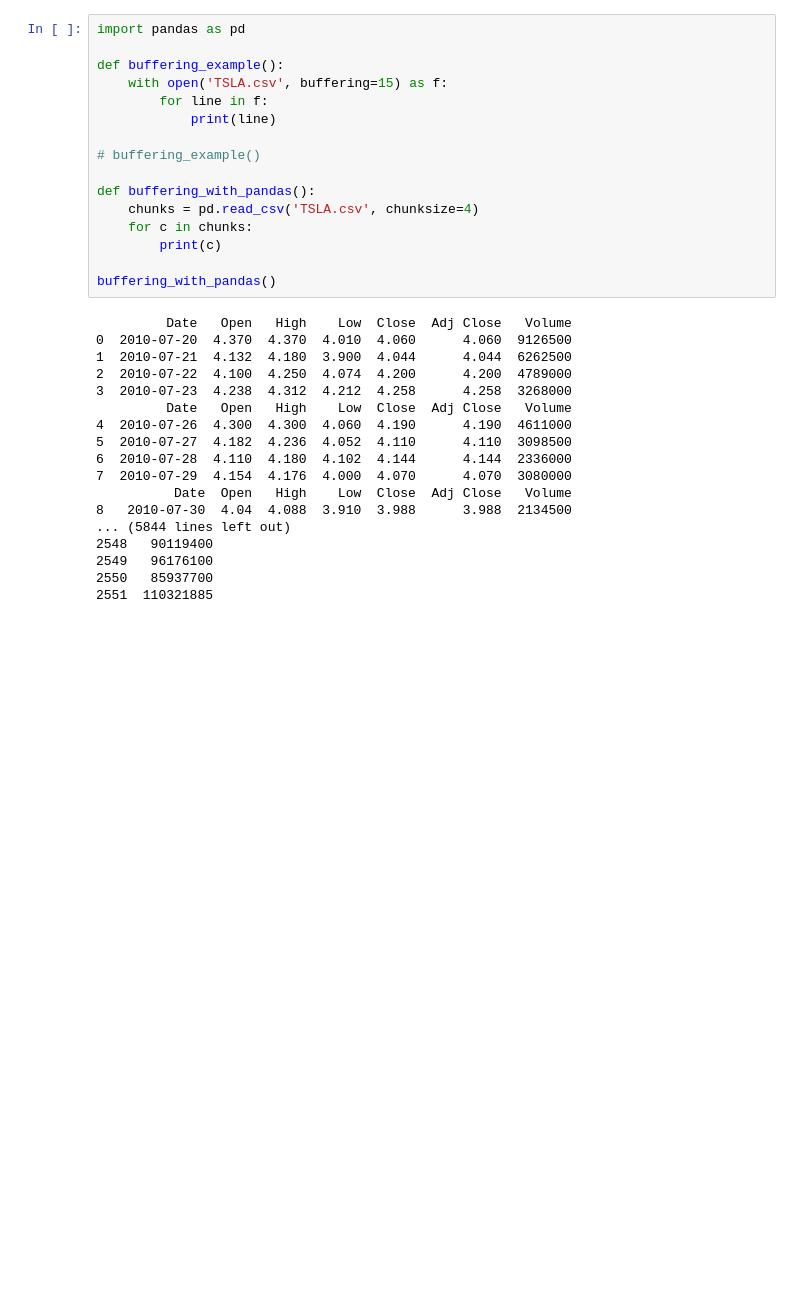
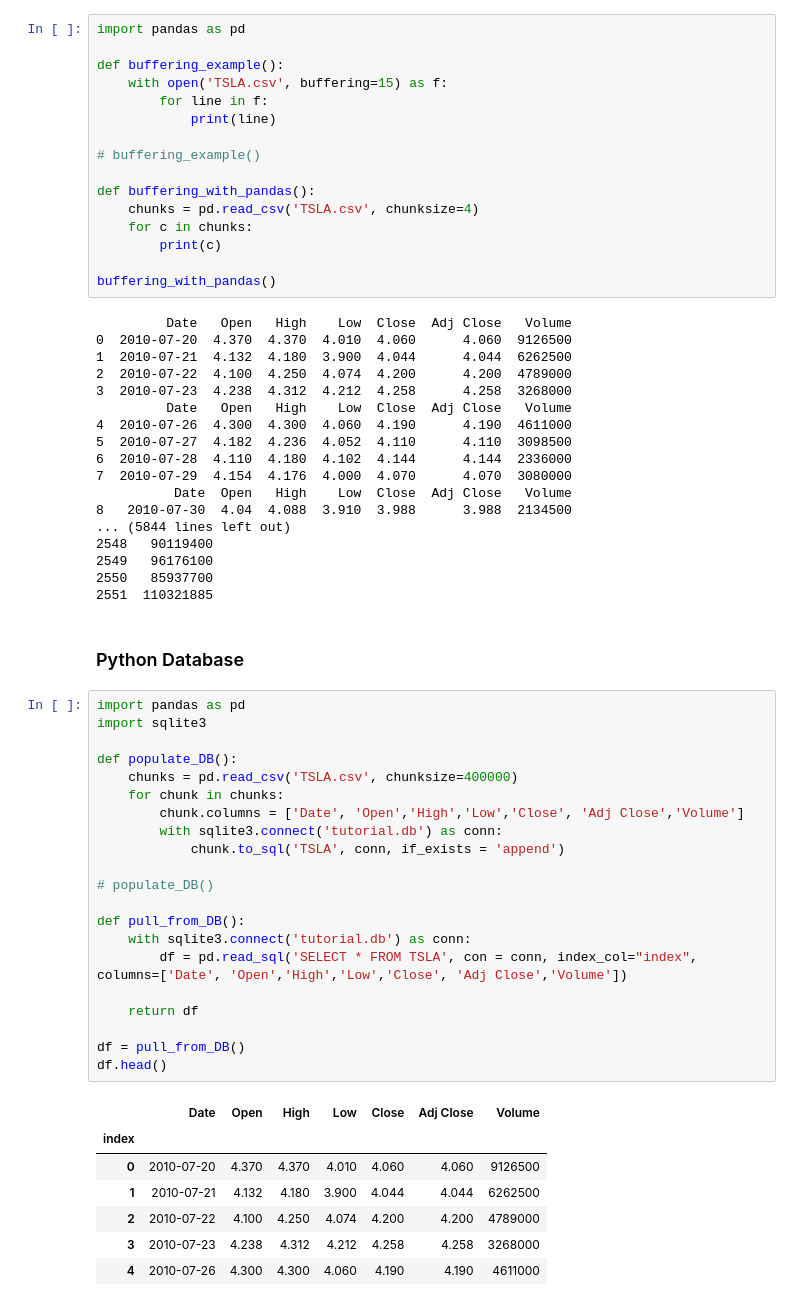
Before and after one commit to cmj123/BecomeAProfessionalPythonProgrammer, a Jupyter notebook: data_analysis_python_pandas/data_analysis_with_python_pandas.ipynb, the cells around one changed output. Drawn from its saved outputs; the diff is of its cells as text; blank space fills up the shorter version.

Commit message:
Database management - sqlite and pandas

```diff
--- a/data_analysis_python_pandas/data_analysis_with_python_pandas.ipynb
+++ b/data_analysis_python_pandas/data_analysis_with_python_pandas.ipynb
@@ -679,3 +679,34 @@ buffering_with_pandas()
 2549   96176100
 2550   85937700
 2551  110321885
+# %% [markdown]
+### Python Database
+# %%
+import pandas as pd
+import sqlite3
+
+def populate_DB():
+    chunks = pd.read_csv('TSLA.csv', chunksize=400000)
+    for chunk in chunks:
+        chunk.columns = ['Date', 'Open','High','Low','Close', 'Adj Close','Volume']
+        with sqlite3.connect('tutorial.db') as conn:
+            chunk.to_sql('TSLA', conn, if_exists = 'append')
+
+# populate_DB()
+
+def pull_from_DB():
+    with sqlite3.connect('tutorial.db') as conn:
+        df = pd.read_sql('SELECT * FROM TSLA', con = conn, index_col="index", columns=['Date', 'Open','High','Low','Close', 'Adj Close','Volume'])
+
+    return df
+
+df = pull_from_DB()
+df.head()
+# %% [output]
+|  | Date | Open | High | Low | Close | Adj Close | Volume |
+| index |  |  |  |  |  |  |  |
+| 0 | 2010-07-20 | 4.370 | 4.370 | 4.010 | 4.060 | 4.060 | 9126500 |
+| 1 | 2010-07-21 | 4.132 | 4.180 | 3.900 | 4.044 | 4.044 | 6262500 |
+| 2 | 2010-07-22 | 4.100 | 4.250 | 4.074 | 4.200 | 4.200 | 4789000 |
+| 3 | 2010-07-23 | 4.238 | 4.312 | 4.212 | 4.258 | 4.258 | 3268000 |
+| 4 | 2010-07-26 | 4.300 | 4.300 | 4.060 | 4.190 | 4.190 | 4611000 |
```
Also changed, not shown: parts of 2 cells of this notebook.
